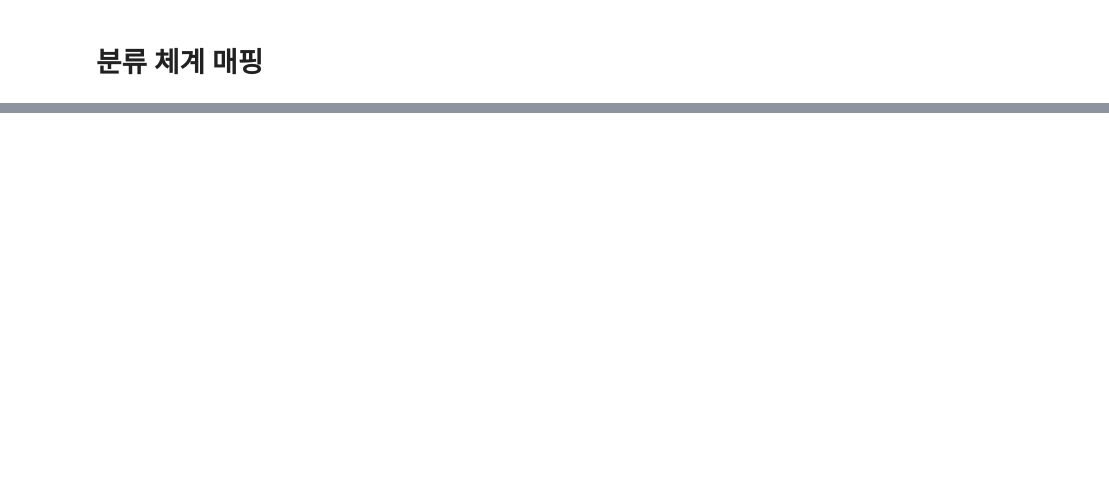
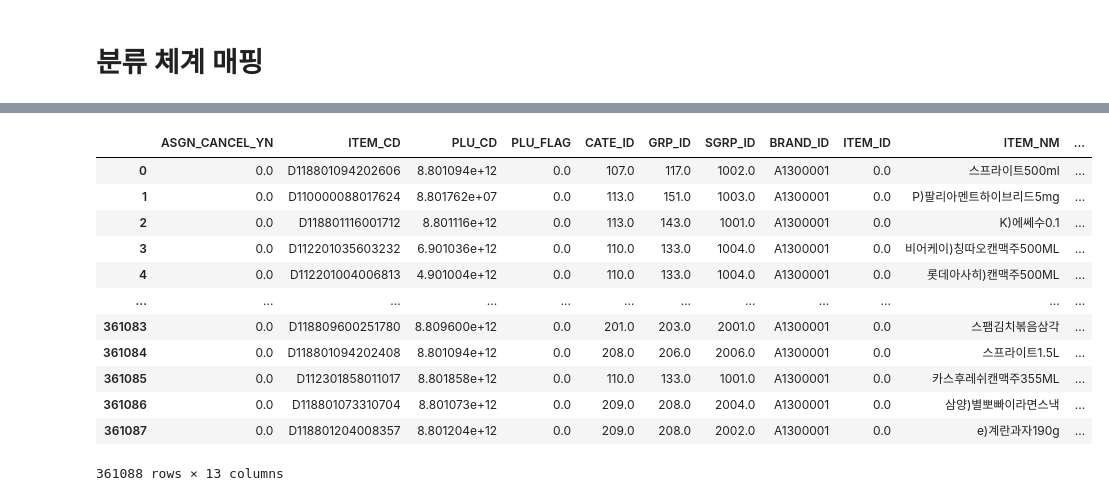
Before and after one commit to almostzero/emart24_codes, a Jupyter notebook: RJY/EDA_items.ipynb, the cells around one changed output, grey strips where cells are left out. Cells and saved outputs as stored; diff of their text form; code cells hidden in the pictures; blank space fills up the shorter version.

```diff
--- a/RJY/EDA_items.ipynb
+++ b/RJY/EDA_items.ipynb
@@ -195,6 +192,7 @@ files = (ROOT / 'data/emart24Data/001_TRAN').glob('*.txt')
 transaction = pd.DataFrame()
 for i, file in enumerate(files):
     transaction = pd.concat([transaction, pd.read_csv(file, sep='|', low_memory=False)], 0)
+    break
 
 # 파일 수, 데이터 건수
 i + 1, transaction.shape
@@ -210,0 +249,16 @@ for f in files:
+# %%
+transaction.iloc[:, 39:52]
+# %% [output]
+|  | ASGN_CANCEL_YN | ITEM_CD | PLU_CD | PLU_FLAG | CATE_ID | GRP_ID | SGRP_ID | BRAND_ID | ITEM_ID | ITEM_NM | ... |
+| 0 | 0.0 | D118801094202606 | 8.801094e+12 | 0.0 | 107.0 | 117.0 | 1002.0 | A1300001 | 0.0 | 스프라이트500ml | ... |
+| 1 | 0.0 | D110000088017624 | 8.801762e+07 | 0.0 | 113.0 | 151.0 | 1003.0 | A1300001 | 0.0 | P)팔리아멘트하이브리드5mg | ... |
+| 2 | 0.0 | D118801116001712 | 8.801116e+12 | 0.0 | 113.0 | 143.0 | 1001.0 | A1300001 | 0.0 | K)에쎄수0.1 | ... |
+| 3 | 0.0 | D112201035603232 | 6.901036e+12 | 0.0 | 110.0 | 133.0 | 1004.0 | A1300001 | 0.0 | 비어케이)칭따오캔맥주500ML | ... |
+| 4 | 0.0 | D112201004006813 | 4.901004e+12 | 0.0 | 110.0 | 133.0 | 1004.0 | A1300001 | 0.0 | 롯데아사히)캔맥주500ML | ... |
+| ... | ... | ... | ... | ... | ... | ... | ... | ... | ... | ... | ... |
+| 361083 | 0.0 | D118809600251780 | 8.809600e+12 | 0.0 | 201.0 | 203.0 | 2001.0 | A1300001 | 0.0 | 스팸김치볶음삼각 | ... |
+| 361084 | 0.0 | D118801094202408 | 8.801094e+12 | 0.0 | 208.0 | 206.0 | 2006.0 | A1300001 | 0.0 | 스프라이트1.5L | ... |
+| 361085 | 0.0 | D112301858011017 | 8.801858e+12 | 0.0 | 110.0 | 133.0 | 1001.0 | A1300001 | 0.0 | 카스후레쉬캔맥주355ML | ... |
+| 361086 | 0.0 | D118801073310704 | 8.801073e+12 | 0.0 | 209.0 | 208.0 | 2004.0 | A1300001 | 0.0 | 삼양)별뽀빠이라면스낵 | ... |
+| 361087 | 0.0 | D118801204008357 | 8.801204e+12 | 0.0 | 209.0 | 208.0 | 2002.0 | A1300001 | 0.0 | e)계란과자190g | ... |
+361088 rows × 13 columns
```
Also changed, not shown: parts of 24 cells of this notebook, 5 other files.
